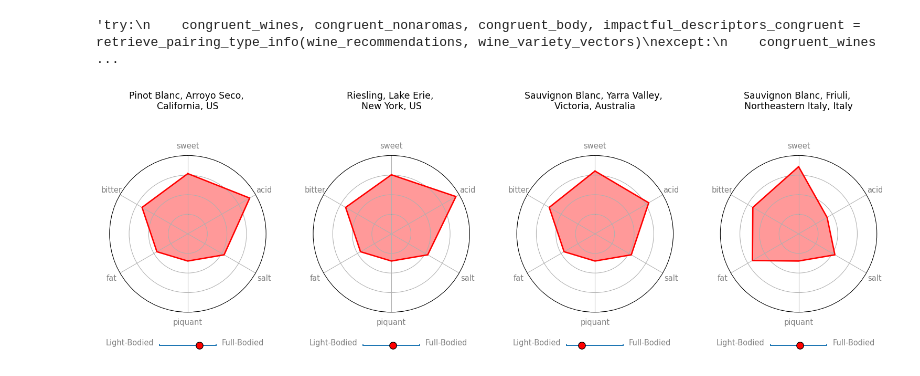
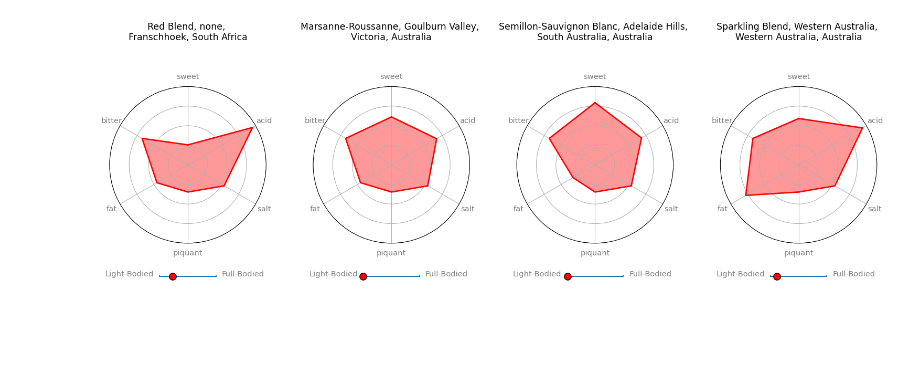
Before and after one commit to bakerley/food2wine, a Jupyter notebook: notebooks/g_prediction-Copy_nettoyagée.ipynb, the cells around one changed output. Saved outputs shown, nothing was run; the diff lists cells and outputs as text; code cells hidden in the pictures; blank space fills up the shorter version.

```diff
--- a/notebooks/g_prediction-Copy_nettoyagée.ipynb
+++ b/notebooks/g_prediction-Copy_nettoyagée.ipynb
@@ -382,5 +276,5 @@ def plot_number_line(gs, n, value, dot_color):
 # %%
-def plot_wine_recommendations(pairing_wines, pairing_nonaromas, pairing_body): #pairing_types,impactful_descriptors
+def plot_wine_recommendations(pairing_wines, pairing_nonaromas, pairing_body, food_nonaromas):
 
     subplot_rows = 3
     subplot_columns = 4
@@ -393,9 +287,8 @@ def plot_wine_recommendations(pairing_wines, pairing_nonaromas, pairing_body): #
     descriptor_nr = 8
 
     for w in range(4):
-        make_spider(gs, spider_nr, pairing_nonaromas[w], pairing_wines[w], 'red') #pairing_types[w]
+        make_spider(gs, spider_nr, pairing_nonaromas[w], pairing_wines[w], 'red', food_nonaromas)
         plot_number_line(gs, number_line_nr, pairing_body[w], dot_color='red')
-        #create_text(gs, descriptor_nr)#impactful_descriptors[w]
         spider_nr += 1
         number_line_nr += 1
         descriptor_nr += 1
@@ -427,2 +300,0 @@ wine_recommendations
-# %%
-wine_recommendations = nonaroma_rules(wine_recommendations, food_nonaromas, food_weight)
@@ -448,3 +300,0 @@ wine_recommendations
-# %%
-wine_recommendations = sort_by_aroma_similarity(wine_recommendations, aroma_embedding)
-wine_recommendations
@@ -503,9 +300,0 @@ wines[1]
-# %%
-'''try:
-    congruent_wines, congruent_nonaromas, congruent_body, impactful_descriptors_congruent = retrieve_pairing_type_info(wine_recommendations, wine_variety_vectors)
-except:
-    congruent_wines = []
-
-congruent_wines'''
-# %% [output]
-'try:\n    congruent_wines, congruent_nonaromas, congruent_body, impactful_descriptors_congruent = retrieve_pairing_type_info(wine_recommendations, wine_variety_vectors)\nexcept:\n    congruent_wines  ...
@@ -538,4 +301,15 @@ wine_body = wines[2]
-# %%
-plot_wine_recommendations(wine_names, wine_nonaromas, wine_body) #impactful_descriptors, pairing_types
-# %% [output]
-[figure, removed]
+# %%
+def main(ingredients_list):
+    data = import_data() #wine_variety_vectors, descriptor_frequencies, word_vectors, food_nonaroma_infos
+    wine_variety_vectors = variety_vectors(data[0])
+    wine_variety_vectors_normalized = normalized_variety_vectors(wine_variety_vectors)
+    food = return_all_food_values(ingredients_list, data[2] ,data[3]) #food_nonaromas, food_weight, aroma_embedding
+    wine_recommendations = wine_variety_vectors_normalized.copy()
+    wine_recommendations = nonaroma_rules(wine_recommendations, food[0], food[1])
+    wine_recommendations = sort_by_aroma_similarity(wine_recommendations, food[2])
+    wines = retrieve_pairing_type_info(wine_recommendations, wine_variety_vectors)
+    plot_wine_recommendations(wines[0], wines[1], wines[2], food[0])
+# %%
+main(dessert)
+# %% [output]
+[figure, added]
```
Also changed, not shown: parts of 28 cells of this notebook, 12 other files.
